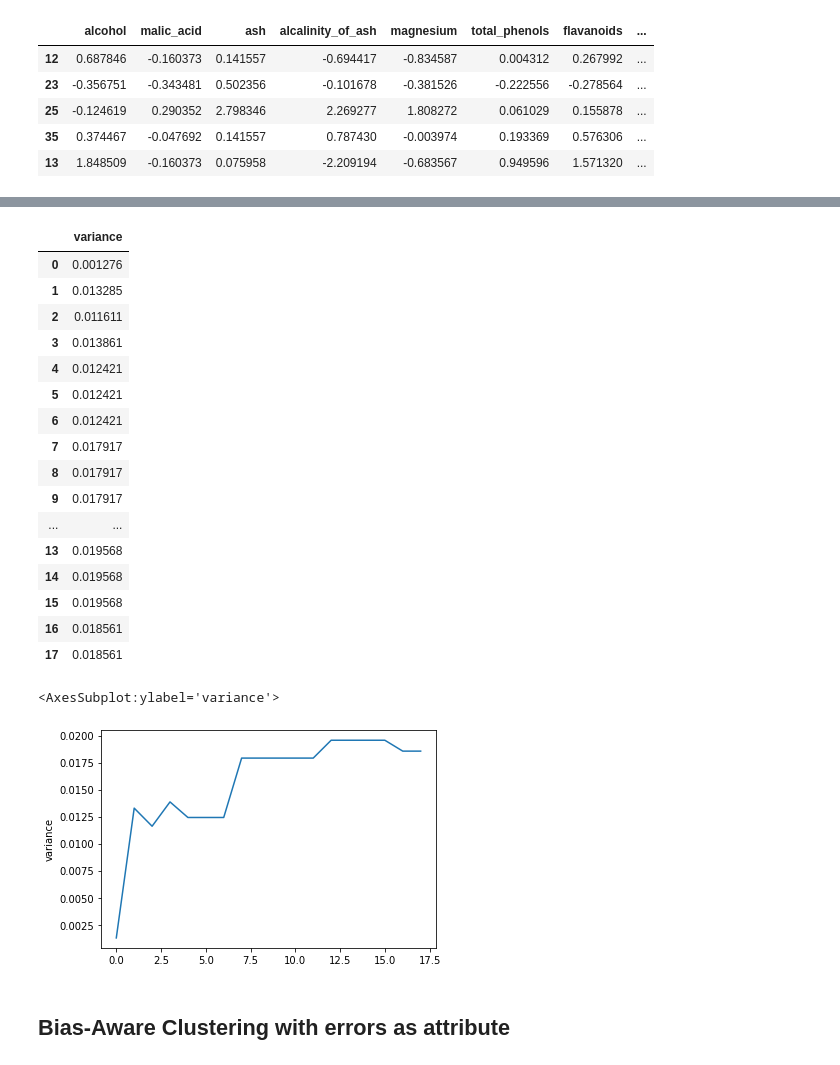
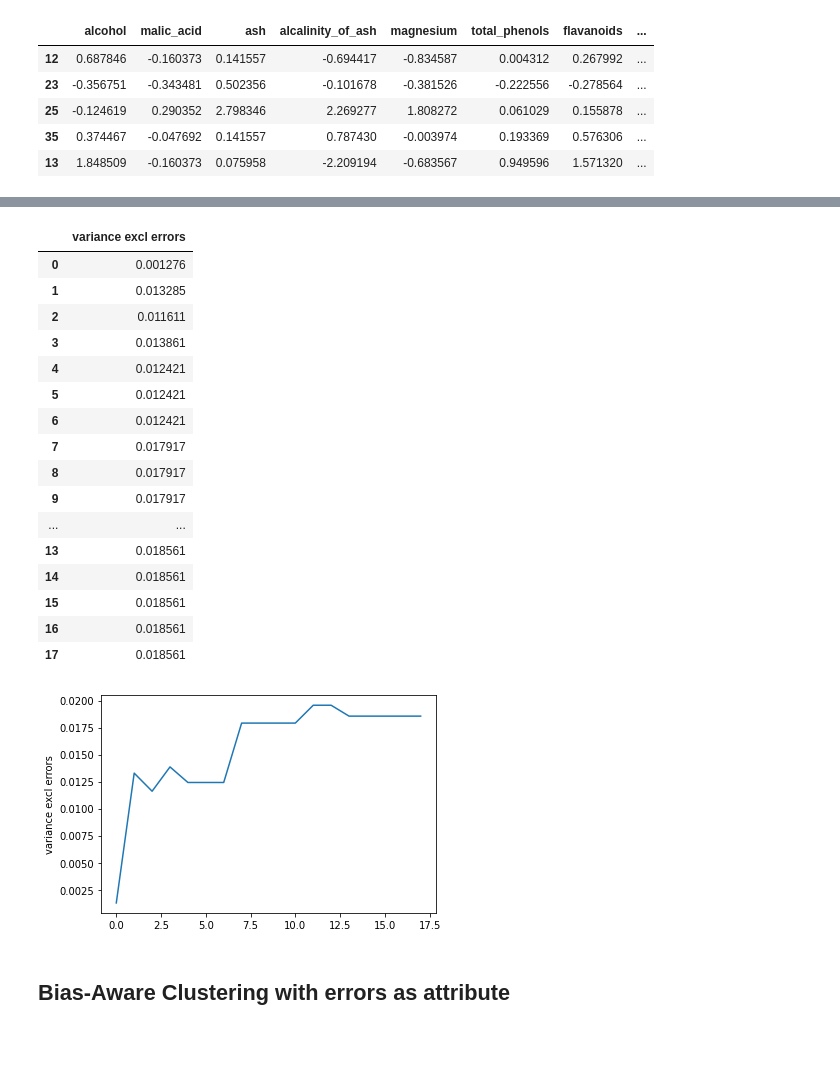
Before and after one commit to Sm2468/msc_thesis, a Jupyter notebook: Pipeline/4_wine_bias_clustering.ipynb, the cells around one changed output, grey strips where cells are left out. Drawn from its saved outputs; the diff is of its cells as text; code cells hidden in the pictures.

```diff
--- a/Pipeline/4_wine_bias_clustering.ipynb
+++ b/Pipeline/4_wine_bias_clustering.ipynb
@@ -202,27 +219,27 @@ Splitting on cluster 4
 # %%
-variance_df = pd.DataFrame(variance_list).rename(columns={0:"variance"})
-display(variance_df)
-sns.lineplot(data=variance_df, x=variance_df.index,y="variance")
+variance_df = pd.DataFrame(variance_list).rename(columns={0:"variance excl errors"})
+sns.lineplot(data=variance_df, x=variance_df.index,y="variance excl errors")
+# variance_df['without errors'] = variance_df
+variance_df
 # %% [output]
-|  | variance |
+|  | variance excl errors |
 | 0 | 0.001276 |
 | 1 | 0.013285 |
 | 2 | 0.011611 |
 | 3 | 0.013861 |
 | 4 | 0.012421 |
 | 5 | 0.012421 |
 | 6 | 0.012421 |
 | 7 | 0.017917 |
 | 8 | 0.017917 |
 | 9 | 0.017917 |
 | ... | ... |
-| 13 | 0.019568 |
-| 14 | 0.019568 |
-| 15 | 0.019568 |
+| 13 | 0.018561 |
+| 14 | 0.018561 |
+| 15 | 0.018561 |
 | 16 | 0.018561 |
 | 17 | 0.018561 |
-<AxesSubplot:ylabel='variance'>
-[figure, old version]
+[figure, new version]
 # %% [markdown]
 ## Bias-Aware Clustering with errors as attribute
 # %%
```
Also changed, not shown: parts of 8 cells of this notebook.
